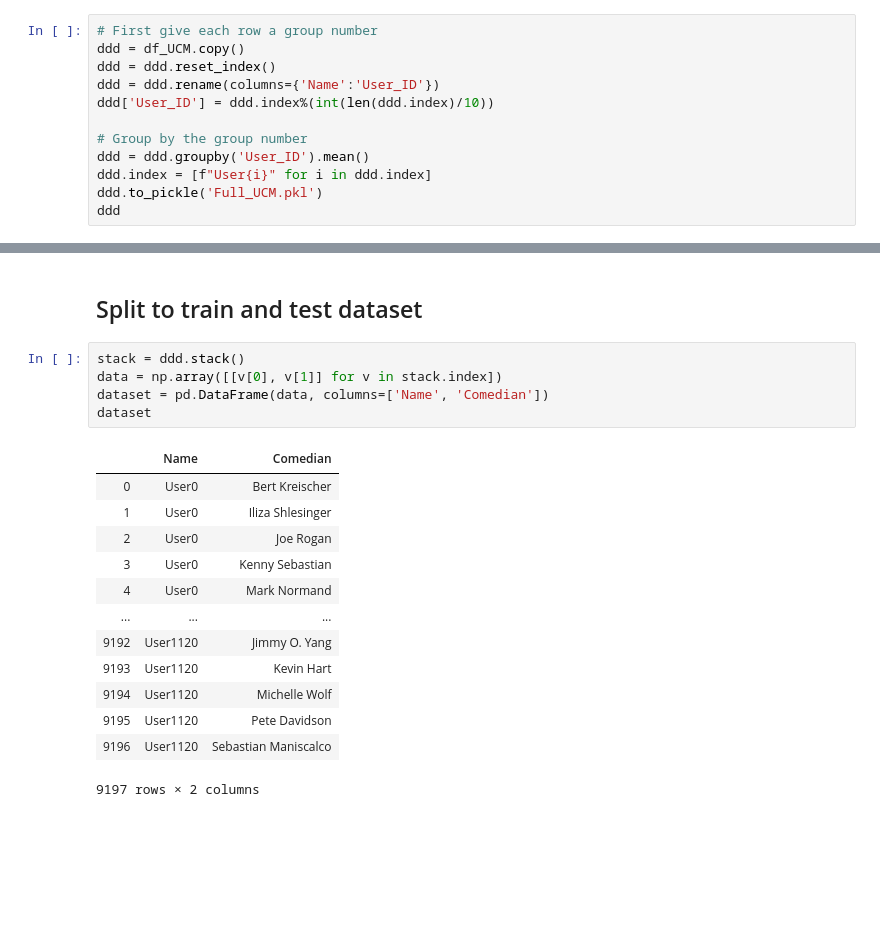
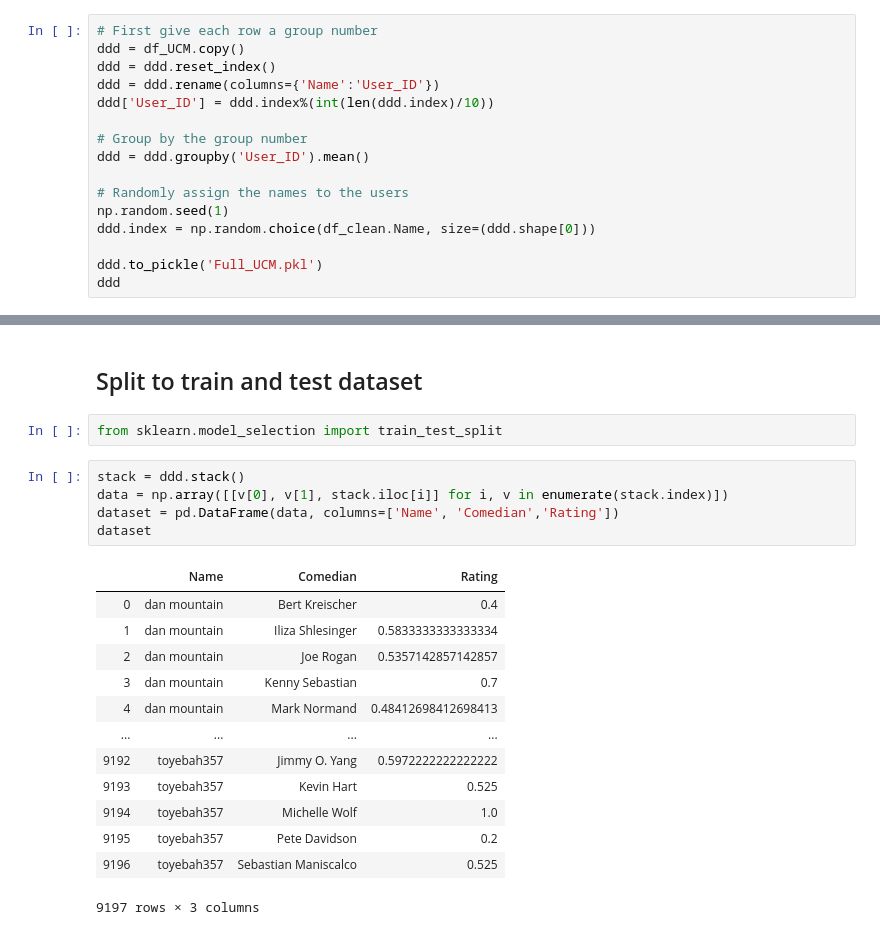
Before and after one commit to k11tqa25/nlp_based_recommender, a Jupyter notebook: Full_User_Data_from_80clips.ipynb, the cells around one changed output, grey strips where cells are left out. Saved outputs shown, nothing was run; the diff lists cells and outputs as text; blank space fills up the shorter version.

Commit message:
Update train and test set.

```diff
--- a/Full_User_Data_from_80clips.ipynb
+++ b/Full_User_Data_from_80clips.ipynb
@@ -279,7 +279,11 @@ ddd['User_ID'] = ddd.index%(int(len(ddd.index)/10))
 
 # Group by the group number
 ddd = ddd.groupby('User_ID').mean()
-ddd.index = [f"User{i}" for i in ddd.index]
+
+# Randomly assign the names to the users
+np.random.seed(1)
+ddd.index = np.random.choice(df_clean.Name, size=(ddd.shape[0]))
+
 ddd.to_pickle('Full_UCM.pkl')
 ddd
 # %% [output]
@@ -309,22 +313,24 @@ print(min(df.shape[0] - df.isna().sum()), max(df.shape[0] - df.isna().sum()))
 4 14
 # %% [markdown]
 ## Split to train and test dataset
+# %%
+from sklearn.model_selection import train_test_split
 # %%
 stack = ddd.stack()
-data = np.array([[v[0], v[1]] for v in stack.index])
-dataset = pd.DataFrame(data, columns=['Name', 'Comedian'])
+data = np.array([[v[0], v[1], stack.iloc[i]] for i, v in enumerate(stack.index)])
+dataset = pd.DataFrame(data, columns=['Name', 'Comedian','Rating'])
 dataset
 # %% [output]
-|  | Name | Comedian |
-| 0 | User0 | Bert Kreischer |
-| 1 | User0 | Iliza Shlesinger |
-| 2 | User0 | Joe Rogan |
-| 3 | User0 | Kenny Sebastian |
-| 4 | User0 | Mark Normand |
-| ... | ... | ... |
-| 9192 | User1120 | Jimmy O. Yang |
-| 9193 | User1120 | Kevin Hart |
-| 9194 | User1120 | Michelle Wolf |
-| 9195 | User1120 | Pete Davidson |
-| 9196 | User1120 | Sebastian Maniscalco |
+|  | Name | Comedian | Rating |
+| 0 | dan mountain | Bert Kreischer | 0.4 |
+| 1 | dan mountain | Iliza Shlesinger | 0.5833333333333334 |
+| 2 | dan mountain | Joe Rogan | 0.5357142857142857 |
+| 3 | dan mountain | Kenny Sebastian | 0.7 |
+| 4 | dan mountain | Mark Normand | 0.48412698412698413 |
+| ... | ... | ... | ... |
+| 9192 | toyebah357 | Jimmy O. Yang | 0.5972222222222222 |
+| 9193 | toyebah357 | Kevin Hart | 0.525 |
+| 9194 | toyebah357 | Michelle Wolf | 1.0 |
+| 9195 | toyebah357 | Pete Davidson | 0.2 |
+| 9196 | toyebah357 | Sebastian Maniscalco | 0.525 |
-9197 rows × 2 columns
+9197 rows × 3 columns
```
Also changed, not shown: parts of 11 cells of this notebook.
